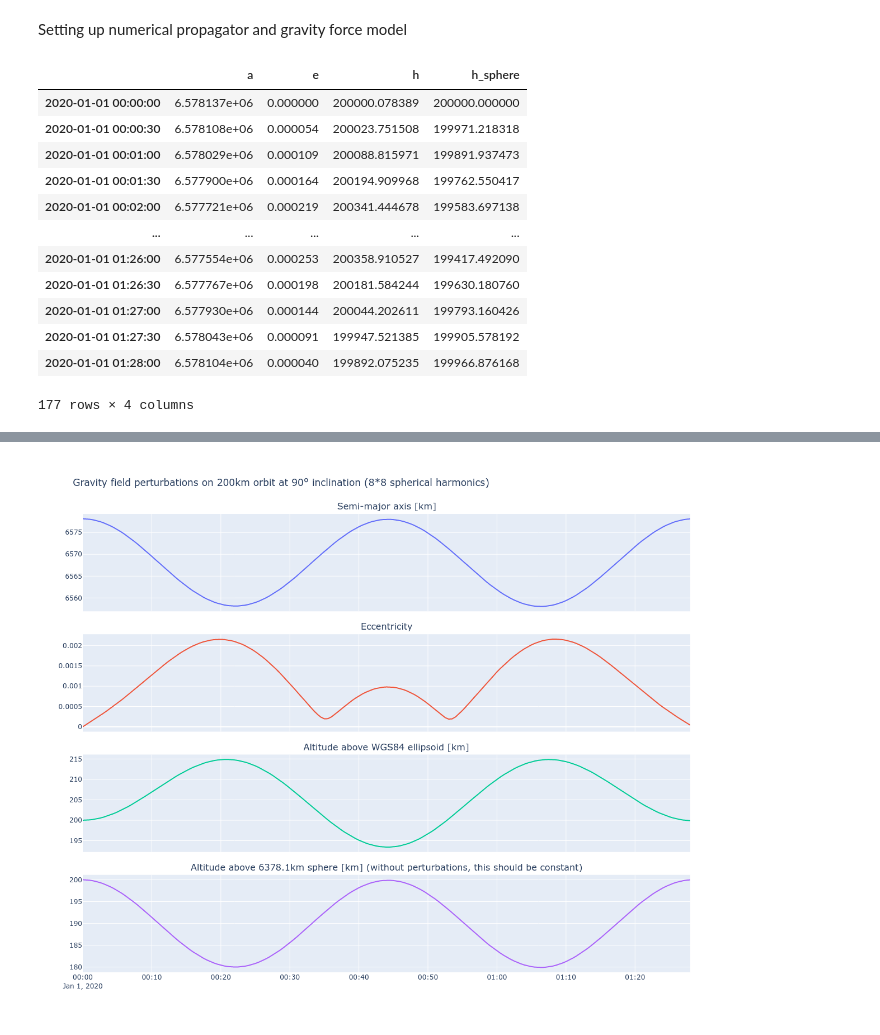
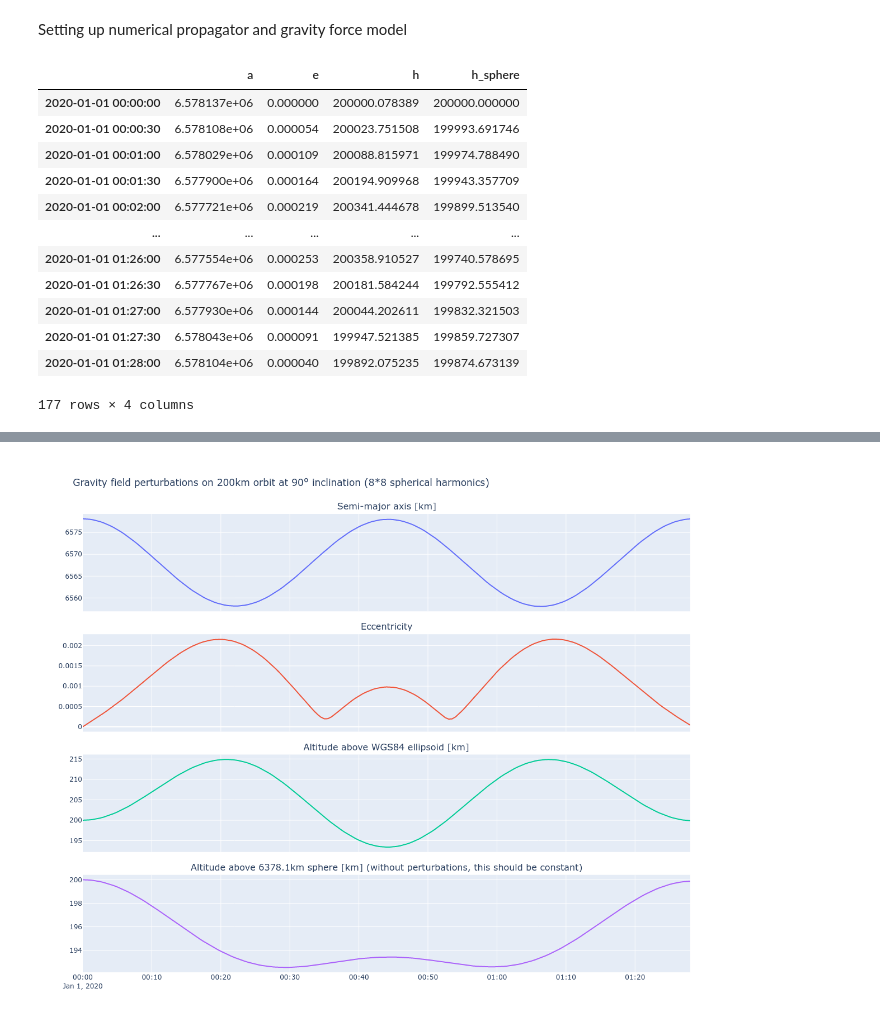
Before and after one commit to GorgiAstro/some-orbit-stuff, a Jupyter notebook: gravity-perturbations.ipynb, the cells around one changed output, grey strips where cells are left out. Saved outputs shown, nothing was run; the diff lists cells and outputs as text; code cells hidden in the pictures.

```diff
--- a/gravity-perturbations.ipynb
+++ b/gravity-perturbations.ipynb
@@ -118,13 +118,14 @@ class mystephandler(PythonOrekitFixedStepHandler):
     '''
     def handleStep(self, currentState, isLast):
         self.intermediate_states.add(currentState)
-        geodetic_point = wgs84_ellipsoid.transform(currentState.getPVCoordinates(self.itrf).getPosition(),
+        position = currentState.getPVCoordinates(self.itrf).getPosition()
+        geodetic_point = wgs84_ellipsoid.transform(position,
                                                    self.itrf,
                                                    currentState.getDate())
         self.df.loc[absolutedate_to_datetime(currentState.getDate())] = [currentState.getA(),
                                                                         currentState.getE(),
                                                                          geodetic_point.getAltitude(),
-                                                                        currentState.getA() - 6378137.0]
+                                                                        position.getNorm() - 6378137.0]
 
     def getDf(self):
         return self.df
@@ -141,46 +142,46 @@ display(df)
 # %% [output]
 |  | a | e | h | h_sphere |
 | 2020-01-01 00:00:00 | 6.578137e+06 | 0.000000 | 200000.078389 | 200000.000000 |
-| 2020-01-01 00:00:30 | 6.578108e+06 | 0.000054 | 200023.751508 | 199971.218318 |
-| 2020-01-01 00:01:00 | 6.578029e+06 | 0.000109 | 200088.815971 | 199891.937473 |
-| 2020-01-01 00:01:30 | 6.577900e+06 | 0.000164 | 200194.909968 | 199762.550417 |
-| 2020-01-01 00:02:00 | 6.577721e+06 | 0.000219 | 200341.444678 | 199583.697138 |
+| 2020-01-01 00:00:30 | 6.578108e+06 | 0.000054 | 200023.751508 | 199993.691746 |
+| 2020-01-01 00:01:00 | 6.578029e+06 | 0.000109 | 200088.815971 | 199974.788490 |
+| 2020-01-01 00:01:30 | 6.577900e+06 | 0.000164 | 200194.909968 | 199943.357709 |
+| 2020-01-01 00:02:00 | 6.577721e+06 | 0.000219 | 200341.444678 | 199899.513540 |
 | ... | ... | ... | ... | ... |
-| 2020-01-01 01:26:00 | 6.577554e+06 | 0.000253 | 200358.910527 | 199417.492090 |
-| 2020-01-01 01:26:30 | 6.577767e+06 | 0.000198 | 200181.584244 | 199630.180760 |
-| 2020-01-01 01:27:00 | 6.577930e+06 | 0.000144 | 200044.202611 | 199793.160426 |
-| 2020-01-01 01:27:30 | 6.578043e+06 | 0.000091 | 199947.521385 | 199905.578192 |
-| 2020-01-01 01:28:00 | 6.578104e+06 | 0.000040 | 199892.075235 | 199966.876168 |
+| 2020-01-01 01:26:00 | 6.577554e+06 | 0.000253 | 200358.910527 | 199740.578695 |
+| 2020-01-01 01:26:30 | 6.577767e+06 | 0.000198 | 200181.584244 | 199792.555412 |
+| 2020-01-01 01:27:00 | 6.577930e+06 | 0.000144 | 200044.202611 | 199832.321503 |
+| 2020-01-01 01:27:30 | 6.578043e+06 | 0.000091 | 199947.521385 | 199859.727307 |
+| 2020-01-01 01:28:00 | 6.578104e+06 | 0.000040 | 199892.075235 | 199874.673139 |
 177 rows × 4 columns
 # %%
 from plotly.subplots import make_subplots
 import plotly.graph_objects as go
 
 fig = make_subplots(rows=4, cols=1,
                     shared_xaxes=True,
                     vertical_spacing=0.05,
                     subplot_titles=("Semi-major axis [km]", "Eccentricity",
                                     "Altitude above WGS84 ellipsoid [km]", "Altitude above 6378.1km sphere [km] (without perturbations, this should be constant)"))
 
 # Add traces
 fig.add_trace(go.Scatter(x=df.index, y=1e-3*df['a'],
                     mode='lines'),
               row=1, col=1)
 fig.add_trace(go.Scatter(x=df.index, y=df['e'],
                     mode='lines'),
               row=2, col=1)
 fig.add_trace(go.Scatter(x=df.index, y=1e-3*df['h'],
                     mode='lines'),
               row=3, col=1)
 fig.add_trace(go.Scatter(x=df.index, y=1e-3*df['h_sphere'],
                     mode='lines'),
               row=4, col=1)
 
 fig.update_layout(height=1000, width=1000,
                   title_text="Gravity field perturbations on 200km orbit at 90° inclination (8*8 spherical harmonics)",
                   showlegend=False)
 fig.show()
-fig.write_image("perturbated_orbit.svg")
+fig.write_image("perturbated_orbit.png", scale=2)
 # %% [output]
 [interactive output not drawn]
-[figure, old version]
+[figure, new version]
```
Also changed, not shown: 1 other file.
